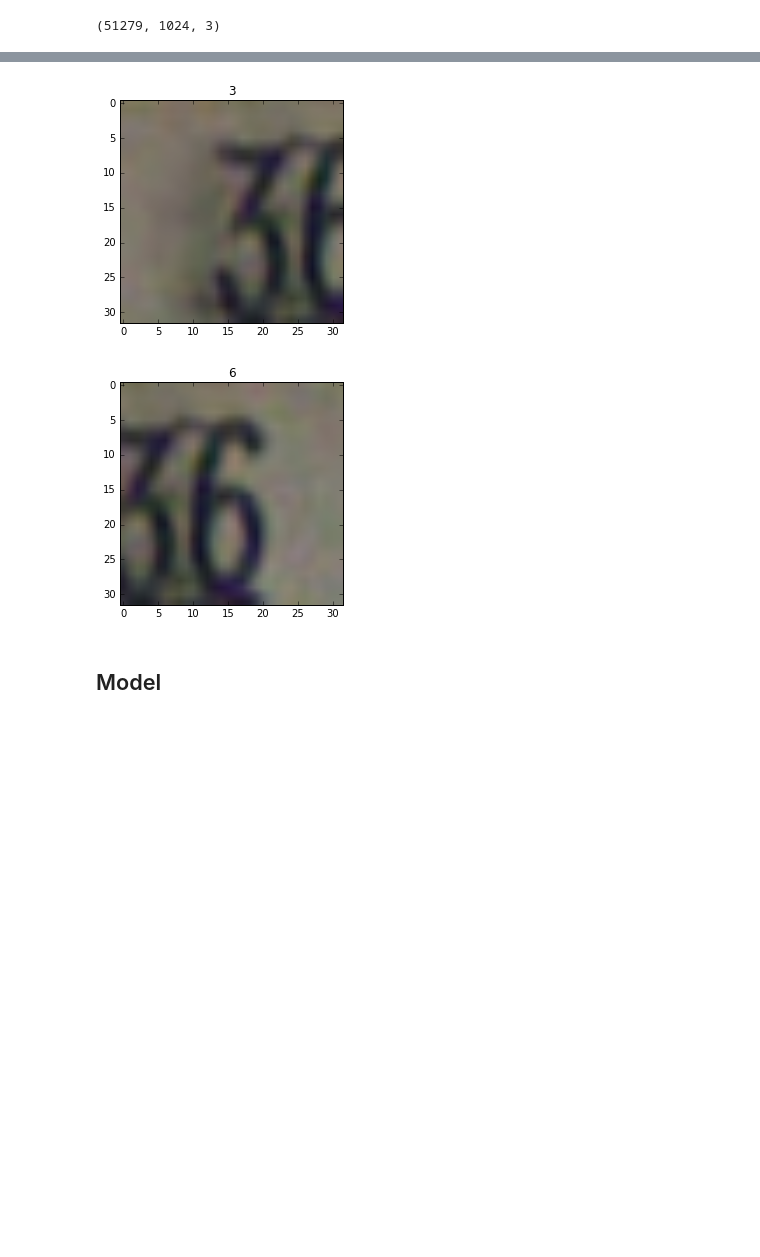
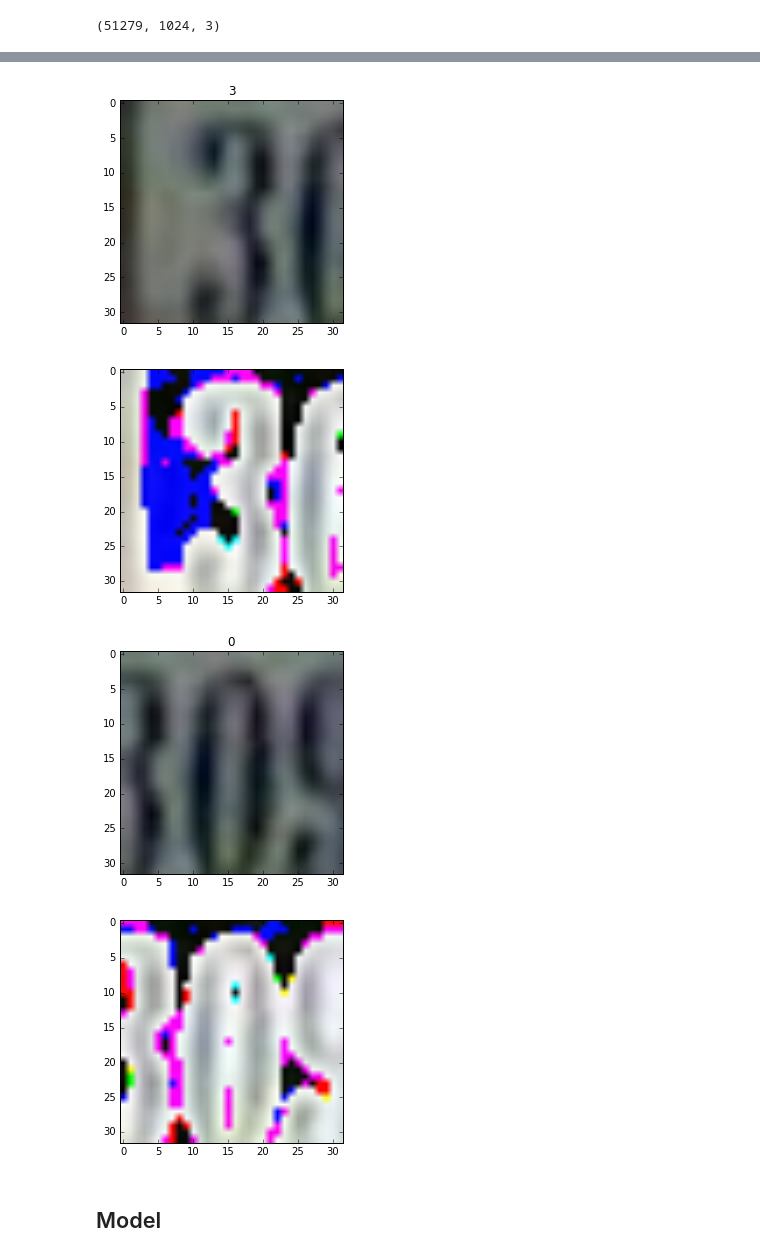
Before and after one commit to baha-nur/cnn_svhn, a Jupyter notebook: SVHN.ipynb, the cells around one changed output, grey strips where cells are left out. Cells and saved outputs as stored; diff of their text form; code cells hidden in the pictures; blank space fills up the shorter version.

```diff
--- a/SVHN.ipynb
+++ b/SVHN.ipynb
@@ -20,0 +41,8 @@ svhn.train.images.shape
+# %%
+img = cv2.resize(cv2.imread(fileName, cv2.IMREAD_UNCHANGED), (imageSize, imageSize))
+imgMean = np.mean(img)
+img = img.astype(np.float32)
+img -= imgMean
+# %%
+channels_means = svhn.train.images.mean(axis=1).mean(axis=0)
+print channels_means
@@ -20,0 +51,8 @@ svhn.train.images.shape
+# %%
+subtracted = svhn.train.images - channels_means
+print subtracted.shape
+
+for i in range(30, 35):
+    print svhn.train.images[i][1011]
+    print subtracted[i][1011]
+    print ''
@@ -21,16 +108,24 @@ svhn.train.images.shape
 # %%
 for i in range(4000, 4002):
     fig = plt.figure()
     ax = fig.add_subplot(1,1,1)
 
-    img = svhn.validation.images[i]
-    lbl = np.argmax(svhn.validation.labels[i])
+    img = svhn.train.images[i]
+    lbl = np.argmax(svhn.train.labels[i])
     ax.set_title(lbl)
     img = img.reshape([32,32,3])
     imgplot = plt.imshow(img)
+    plt.show()
+
+    img_s = subtracted[i]
+    img_s = img_s.reshape([32,32,3])
+    imgplot = plt.imshow(img_s)
+    plt.show()
 # %% [output]
-[figure, old version]
+[figure, new version]
-[figure, old version]
+[figure, new version]
+[figure, added]
+[figure, added]
 # %% [markdown]
 ## Model
 # %%
```
Also changed, not shown: parts of 7 cells of this notebook, 2 other files.
